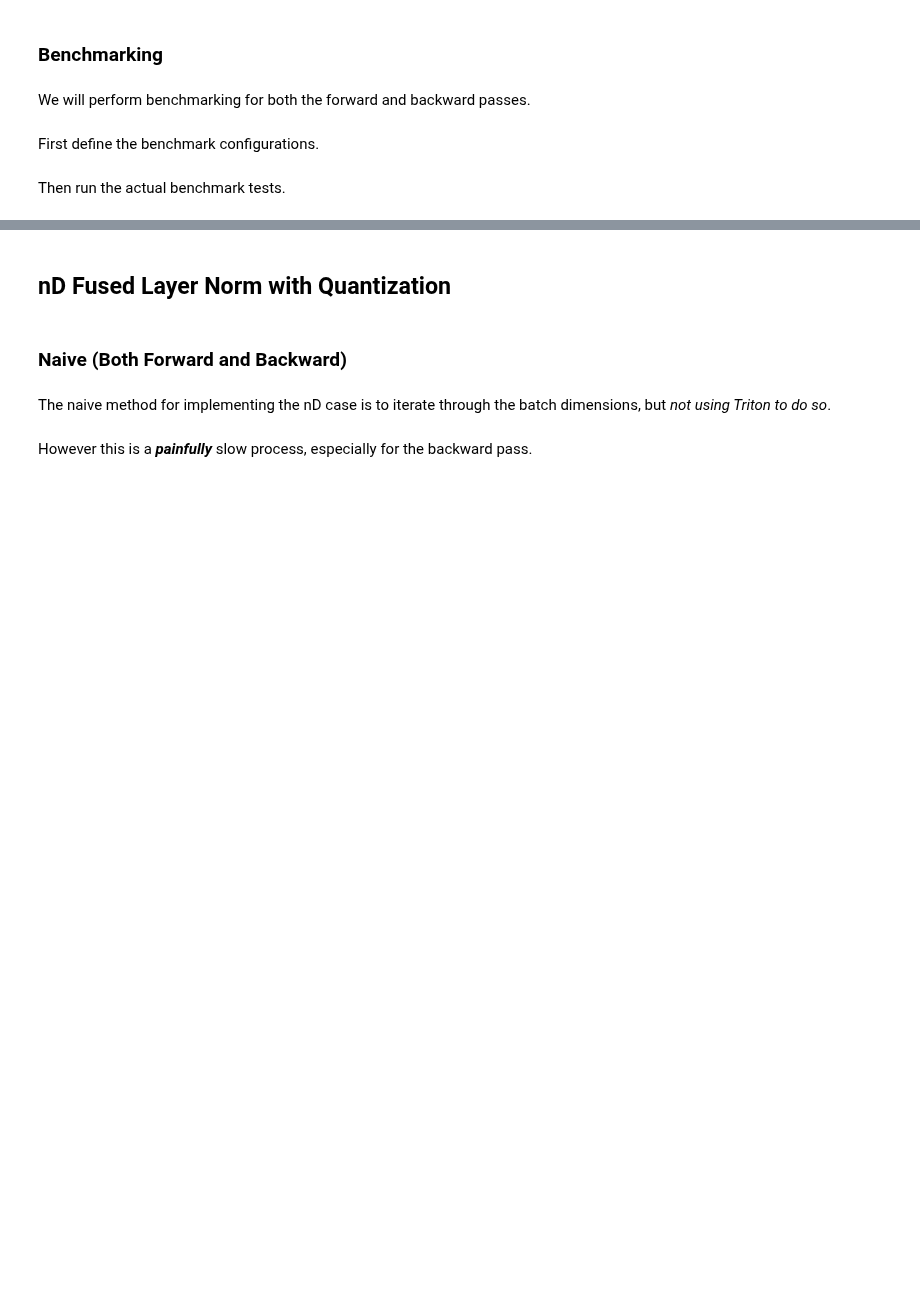
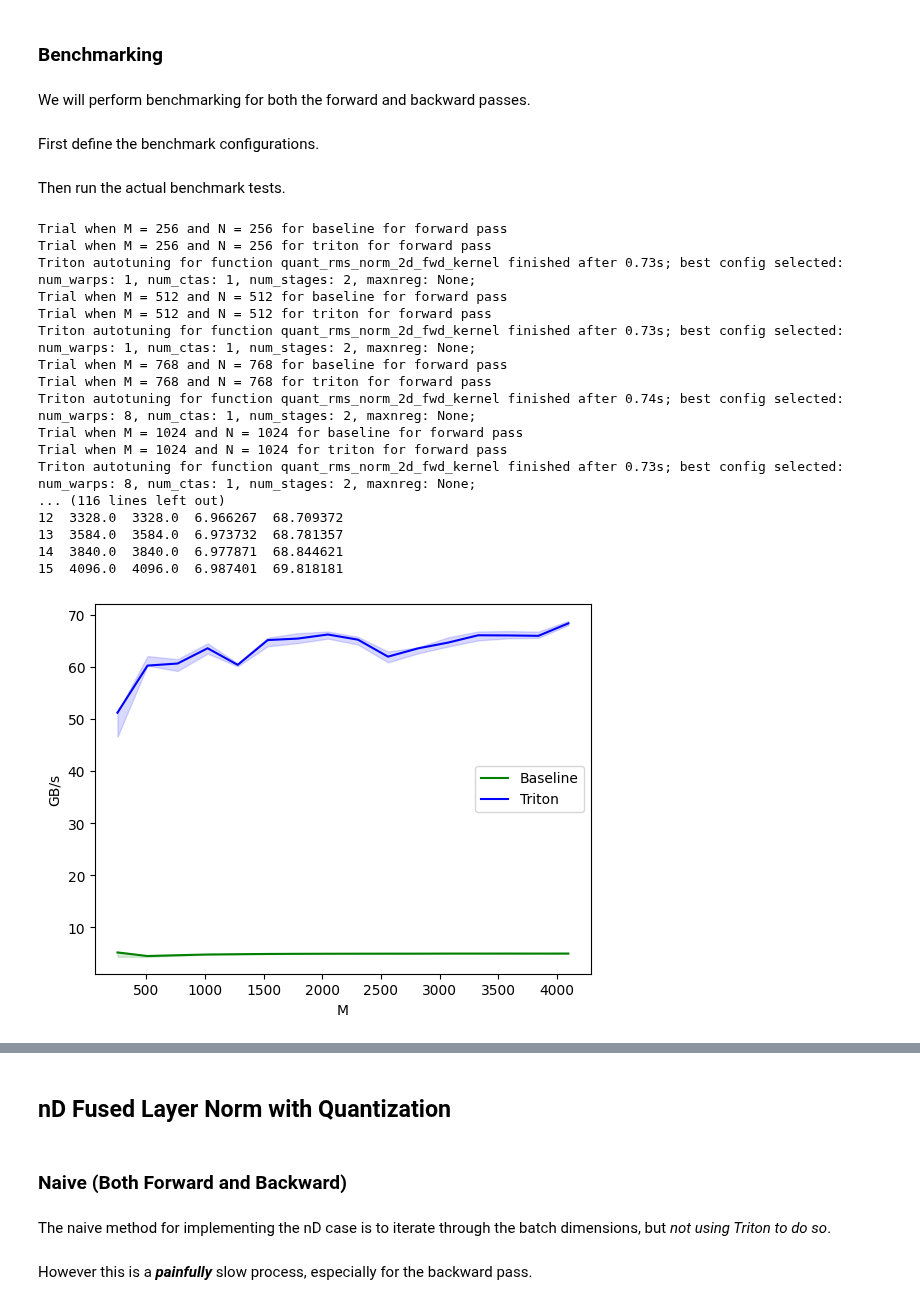
Before and after one commit to PhotonicGluon/Keras-MatMulLess, a Jupyter notebook: Triton-Fusion.ipynb, the cells around one changed output, grey strips where cells are left out. Drawn from its saved outputs; the diff is of its cells as text; code cells hidden in the pictures; blank space fills up the shorter version.

```diff
--- a/Triton-Fusion.ipynb
+++ b/Triton-Fusion.ipynb
@@ -600,31 +600,50 @@ def benchmark(M, N, provider, mode):
     print(f"Trial when M = {M} and N = {N} for {provider} for {mode} pass")
     x_shape = (M, N)
     weight_shape = (N,)
 
     x = torch.rand(x_shape, device="cuda", requires_grad=True)
     gain = torch.rand(weight_shape, device="cuda", requires_grad=True)
     bias = torch.rand(weight_shape, device="cuda", requires_grad=True)
     dy = 0.1 * torch.randn_like(x)
 
     quantiles = [0.5, 0.2, 0.8]
 
     def y_fwd():
         if provider == "baseline":
             return quant_rms_norm_baseline(x, gain, bias, 1e-5)
         if provider == "triton":
             return quant_rms_norm_2d_triton(x, gain, bias, 1e-5)
 
     if mode == "forward":
         gbps = lambda ms: 2 * x.numel() * x.element_size() * 1e-9 / (ms * 1e-3)
         ms, min_ms, max_ms = triton.testing.do_bench(y_fwd, quantiles=quantiles)
     else:  # Backward
         y = y_fwd()
         gbps = lambda ms: 3 * x.numel() * x.element_size() * 1e-9 / (ms * 1e-3)
         ms, min_ms, max_ms = triton.testing.do_bench(
             lambda: y.backward(dy, retain_graph=True), quantiles=quantiles, grad_to_none=[x]
         )
 
     return gbps(ms), gbps(max_ms), gbps(min_ms)
 
 
-# benchmark.run(print_data=True)  # TODO: Re-enable
+benchmark.run(print_data=True)  # TODO: Re-enable
+# %% [output]
+Trial when M = 256 and N = 256 for baseline for forward pass
+Trial when M = 256 and N = 256 for triton for forward pass
+Triton autotuning for function quant_rms_norm_2d_fwd_kernel finished after 0.73s; best config selected: num_warps: 1, num_ctas: 1, num_stages: 2, maxnreg: None;
+Trial when M = 512 and N = 512 for baseline for forward pass
+Trial when M = 512 and N = 512 for triton for forward pass
+Triton autotuning for function quant_rms_norm_2d_fwd_kernel finished after 0.73s; best config selected: num_warps: 1, num_ctas: 1, num_stages: 2, maxnreg: None;
+Trial when M = 768 and N = 768 for baseline for forward pass
+Trial when M = 768 and N = 768 for triton for forward pass
+Triton autotuning for function quant_rms_norm_2d_fwd_kernel finished after 0.74s; best config selected: num_warps: 8, num_ctas: 1, num_stages: 2, maxnreg: None;
+Trial when M = 1024 and N = 1024 for baseline for forward pass
+Trial when M = 1024 and N = 1024 for triton for forward pass
+Triton autotuning for function quant_rms_norm_2d_fwd_kernel finished after 0.73s; best config selected: num_warps: 8, num_ctas: 1, num_stages: 2, maxnreg: None;
+... (116 lines left out)
+12  3328.0  3328.0  6.966267  68.709372
+13  3584.0  3584.0  6.973732  68.781357
+14  3840.0  3840.0  6.977871  68.844621
+15  4096.0  4096.0  6.987401  69.818181
+[figure, added]
```
Also changed, not shown: parts of 8 cells of this notebook.
